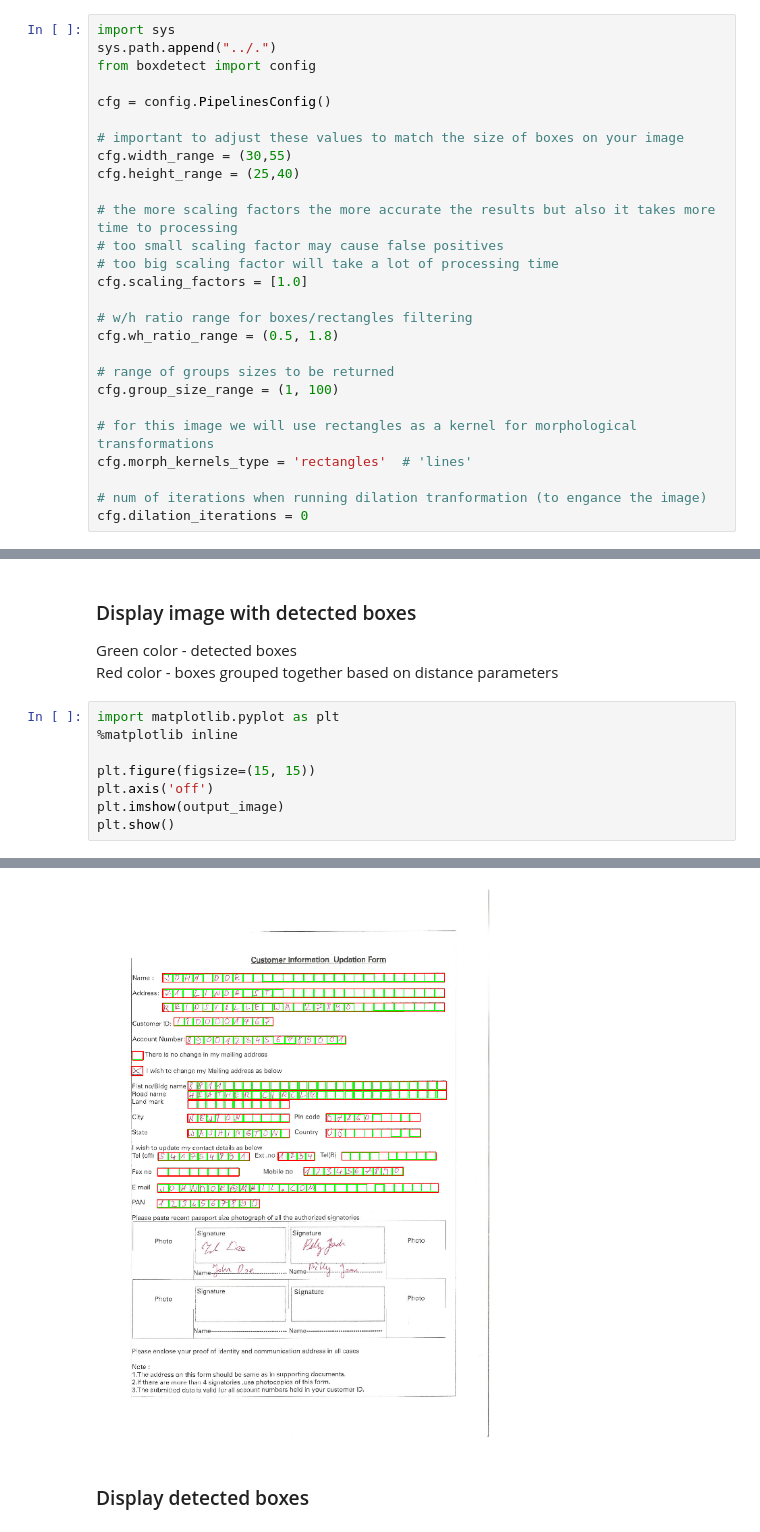
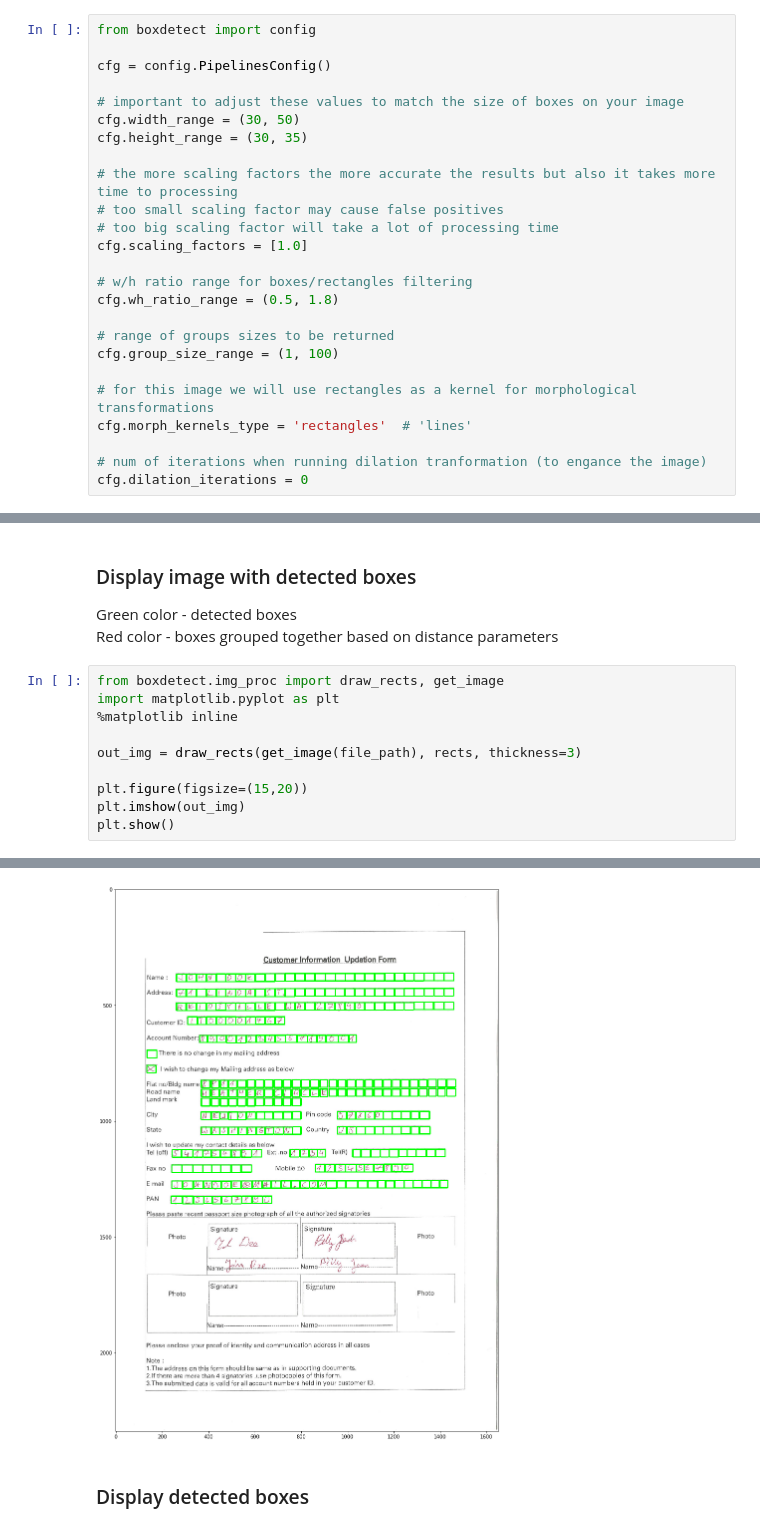
Before and after one commit to karolzak/boxdetect, a Jupyter notebook: notebooks/get-started-pipelines.ipynb, the cells around one changed output, grey strips where cells are left out. Cells and saved outputs as stored; diff of their text form.

```diff
--- a/notebooks/get-started-pipelines.ipynb
+++ b/notebooks/get-started-pipelines.ipynb
@@ -24,15 +27,13 @@ plt.show()
 # %% [markdown]
 ### Adjust config to work for your documents and images
 # %%
-import sys
-sys.path.append("../.")
 from boxdetect import config
 
 cfg = config.PipelinesConfig()
 
 # important to adjust these values to match the size of boxes on your image
-cfg.width_range = (30,55)
-cfg.height_range = (25,40)
+cfg.width_range = (30, 50)
+cfg.height_range = (30, 35)
 
 # the more scaling factors the more accurate the results but also it takes more time to processing
 # too small scaling factor may cause false positives
@@ -85,11 +96,13 @@ grouping_rects
 Green color - detected boxes
 Red color - boxes grouped together based on distance parameters
 # %%
+from boxdetect.img_proc import draw_rects, get_image
 import matplotlib.pyplot as plt
 %matplotlib inline
 
-plt.figure(figsize=(15, 15))
-plt.axis('off')
-plt.imshow(output_image)
+out_img = draw_rects(get_image(file_path), rects, thickness=3)
+
+plt.figure(figsize=(15,20))
+plt.imshow(out_img)
 plt.show()
 # %% [output]
@@ -96,4 +110,4 @@ plt.show()
-[figure, old version]
+[figure, new version]
 # %% [markdown]
 ### Display detected boxes
 # %%
```
Also changed, not shown: parts of 7 cells of this notebook.
